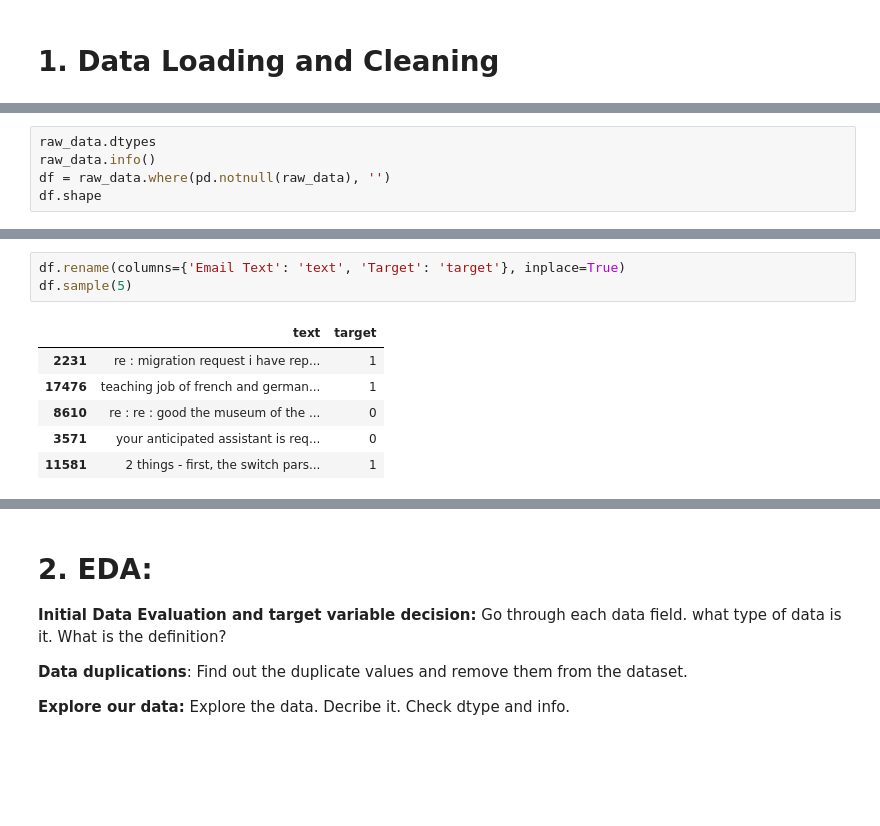
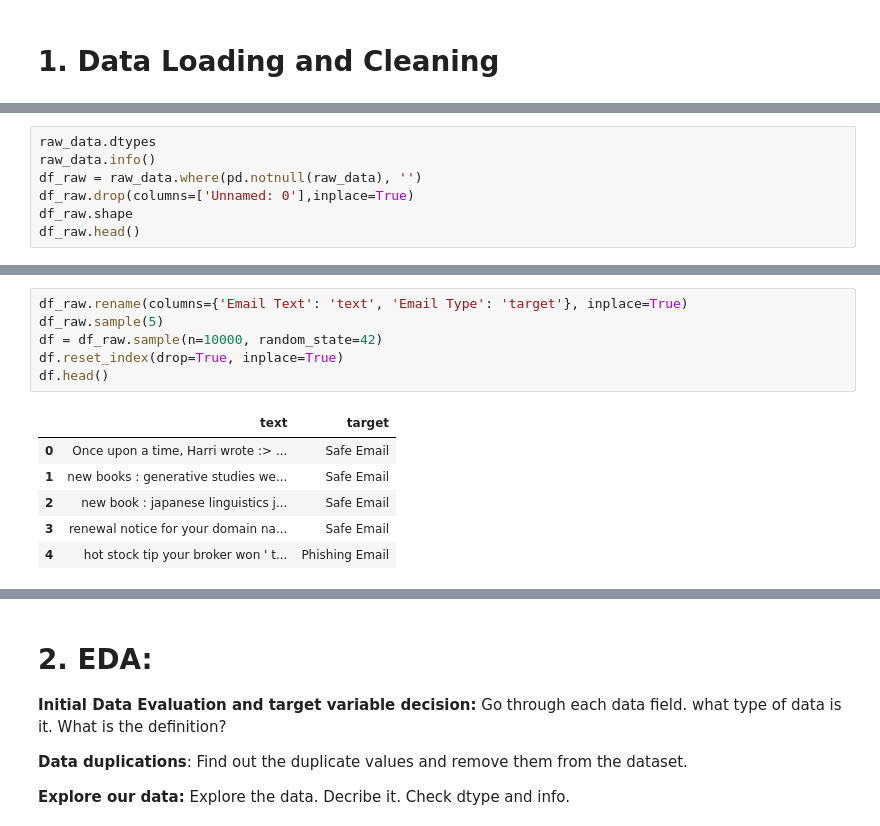
Before and after one commit to samyaknd/phishing-email-classifier, a Jupyter notebook: phishing_email_classification.ipynb, the cells around one changed output, grey strips where cells are left out. Drawn from its saved outputs; the diff is of its cells as text; blank space fills up the shorter version.

```diff
--- a/phishing_email_classification.ipynb
+++ b/phishing_email_classification.ipynb
@@ -36,8 +38,10 @@ raw_data.head()
 # %%
 raw_data.dtypes
 raw_data.info()
-df = raw_data.where(pd.notnull(raw_data), '')
-df.shape
+df_raw = raw_data.where(pd.notnull(raw_data), '')
+df_raw.drop(columns=['Unnamed: 0'],inplace=True)
+df_raw.shape
+df_raw.head()
 # %% [output]
 <class 'pandas.core.frame.DataFrame'>
 RangeIndex: 18650 entries, 0 to 18649
@@ -53,13 +62,16 @@ memory usage: 437.2+ KB
 # %%
-df.rename(columns={'Email Text': 'text', 'Target': 'target'}, inplace=True)
-df.sample(5)
+df_raw.rename(columns={'Email Text': 'text', 'Email Type': 'target'}, inplace=True)
+df_raw.sample(5)
+df = df_raw.sample(n=10000, random_state=42)
+df.reset_index(drop=True, inplace=True)
+df.head()
 # %% [output]
 |  | text | target |
-| 2231 | re : migration request i have rep... | 1 |
-| 17476 | teaching job of french and german... | 1 |
-| 8610 | re : re : good the museum of the ... | 0 |
-| 3571 | your anticipated assistant is req... | 0 |
-| 11581 | 2 things - first, the switch pars... | 1 |
+| 0 | Once upon a time, Harri wrote :> ... | Safe Email |
+| 1 | new books : generative studies we... | Safe Email |
+| 2 | new book : japanese linguistics j... | Safe Email |
+| 3 | renewal notice for your domain na... | Safe Email |
+| 4 | hot stock tip your broker won ' t... | Phishing Email |
 # %%
 from sklearn.preprocessing import LabelEncoder
 encoder = LabelEncoder()
```
Also changed, not shown: parts of 31 cells of this notebook.
